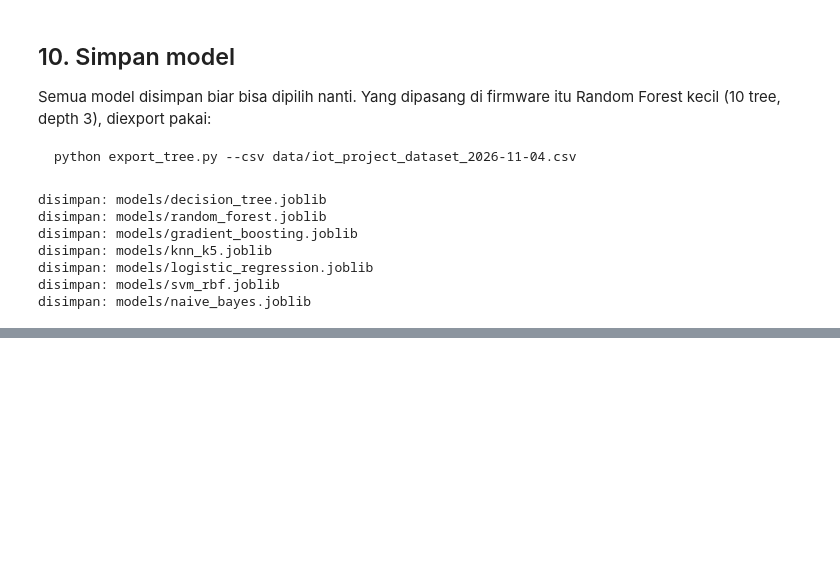
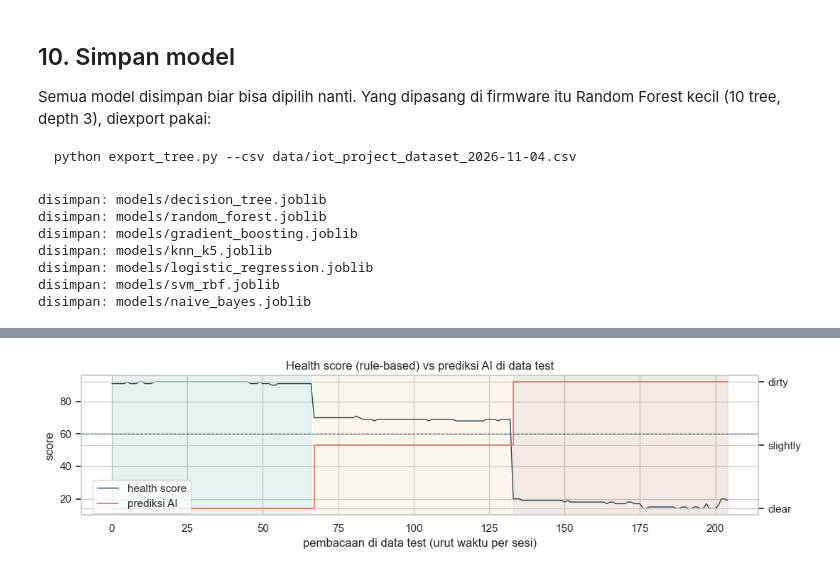
Before and after one commit to StevenLie14/IoT, a Jupyter notebook: ml/water_quality_models.ipynb, the cells around one changed output, grey strips where cells are left out. Cells and saved outputs as stored; diff of their text form; code cells hidden in the pictures; blank space fills up the shorter version.

```diff
--- a/ml/water_quality_models.ipynb
+++ b/ml/water_quality_models.ipynb
@@ -702,0 +794,22 @@ disimpan: models/naive_bayes.joblib
+# %%
+def simulate(flags):
+    # Sama kayak firmware: hitung berturut-turut, trigger di hitungan ke-5, lalu reset
+    triggers, first, streak = 0, None, 0
+    for i, flag in enumerate(flags):
+        streak = streak + 1 if flag else 0
+        if streak >= IN_A_ROW:
+            triggers += 1
+            first = i + 1 if first is None else first
+            streak = 0
+    return triggers, first
+
+sim_rows = []
+for label in LABELS:
+    session = cmp[cmp["label"] == label]
+    for name, col in [("Rule-based (R1)", "rule_based"), ("AI (R4)", "ai")]:
+        n, first = simulate(session[col].tolist())
+        sim_rows.append({"sesi": label, "sistem": name, "trigger": n,
+                         "trigger pertama (pembacaan ke-)": first if first else "-"})
+sim = pd.DataFrame(sim_rows)
+sim.to_csv("results/trigger_simulation.csv", index=False)
+sim
@@ -702,0 +824,21 @@ disimpan: models/naive_bayes.joblib
+# %%
+fig, ax = plt.subplots(figsize=(11, 3))
+x = np.arange(len(cmp))
+ax.plot(x, cmp["score"], color="#264653", lw=1, label="health score")
+ax.axhline(SCORE_THRESHOLD, color="#264653", ls="--", lw=0.8)
+ax2 = ax.twinx()
+level = cmp["ml"].map({"clear": 0, "slightly_turbid": 1, "dirty": 2})
+ax2.step(x, level, color="#e76f51", lw=1.2, where="post", label="prediksi AI")
+ax2.set_yticks([0, 1, 2], ["clear", "slightly", "dirty"])
+for label in LABELS:
+    idx = np.where(cmp["label"] == label)[0]
+    ax.axvspan(idx.min(), idx.max(), color=COLORS[label], alpha=0.12)
+ax.set_xlabel("pembacaan di data test (urut waktu per sesi)")
+ax.set_ylabel("score")
+ax.set_title("Health score (rule-based) vs prediksi AI di data test")
+fig.legend(loc="lower left", bbox_to_anchor=(0.07, 0.2))
+fig.tight_layout()
+fig.savefig("results/ai_vs_rule_based_timeline.png", dpi=150)
+plt.show()
+# %% [output]
+[figure, added]
```
Also changed, not shown: parts of 10 cells of this notebook, 13 other files.
